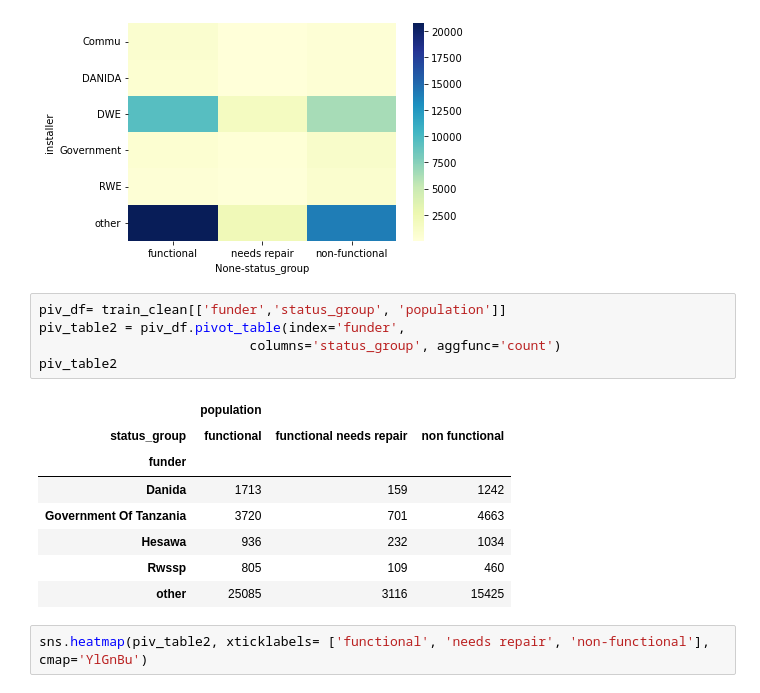
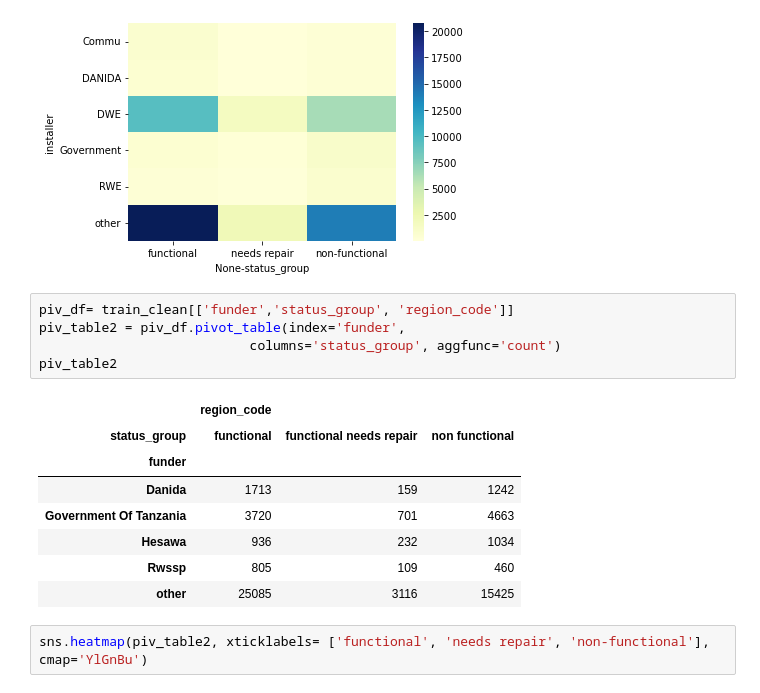
Before and after one commit to OlgertHasko/Tanzanian-Water-Wells, a Jupyter notebook: Madoria's Journal.ipynb, the cells around one changed output. Drawn from its saved outputs; the diff is of its cells as text.

```diff
--- a/Madoria's Journal.ipynb
+++ b/Madoria's Journal.ipynb
@@ -260,12 +260,12 @@ sns.heatmap(piv_table, xticklabels= ['functional', 'needs repair', 'non-function
 <AxesSubplot:xlabel='None-status_group', ylabel='installer'>
 [figure]
 # %%
-piv_df= train_clean[['funder','status_group', 'population']]
+piv_df= train_clean[['funder','status_group', 'region_code']]
 piv_table2 = piv_df.pivot_table(index='funder',
                            columns='status_group', aggfunc='count')
 piv_table2
 # %% [output]
-|  | population |  |  |
+|  | region_code |  |  |
 | status_group | functional | functional needs repair | non functional |
 | funder |  |  |  |
 | Danida | 1713 | 159 | 1242 |
```
Also changed, not shown: parts of 11 cells of this notebook, 3 other files.
